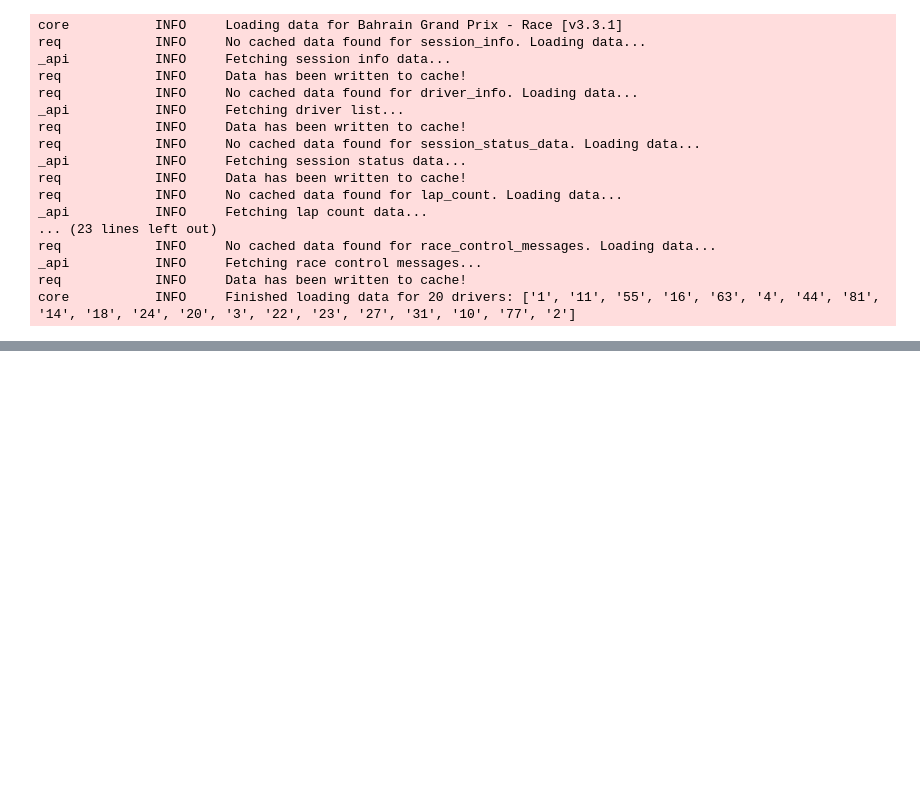
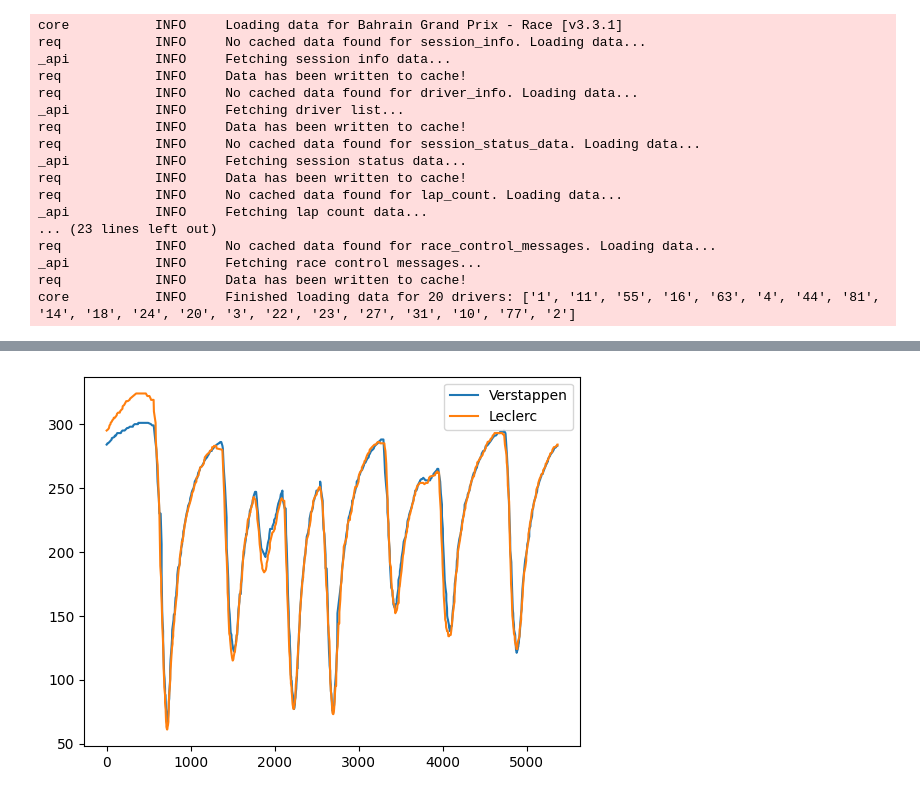
Before and after one commit to SohamDesai1/F1-data-analysis, a Jupyter notebook: 2024 season/bahrain_2024.ipynb, the cells around one changed output, grey strips where cells are left out. Cells and saved outputs as stored; diff of their text form; code cells hidden in the pictures; blank space fills up the shorter version.

Commit message:
race analysis for LEC & VER

```diff
--- a/2024 season/bahrain_2024.ipynb
+++ b/2024 season/bahrain_2024.ipynb
@@ -199,0 +270,5 @@ race.results
+# %%
+fastest_lap_race_lec = race.laps.pick_driver("LEC").pick_fastest()
+tele_race_lec = fastest_lap_race_lec.get_telemetry().add_distance()
+speed_race_lec = tele_race_lec.Speed
+tele_race_lec
@@ -199,0 +289,5 @@ race.results
+# %%
+fastest_lap_race_max = race.laps.pick_driver("VER").pick_fastest()
+tele_race_max= fastest_lap_race_max.get_telemetry().add_distance()
+speed_race_max = tele_race_max.Speed
+tele_race_max
@@ -199,0 +308,7 @@ race.results
+# %%
+plt.plot(tele_race_max.Distance,speed_race_max,label="Verstappen")
+plt.plot(tele_race_lec.Distance,speed_race_lec,label = "Leclerc")
+plt.legend()
+plt.show()
+# %% [output]
+[figure, added]
```
Also changed, not shown: parts of 6 cells of this notebook.
